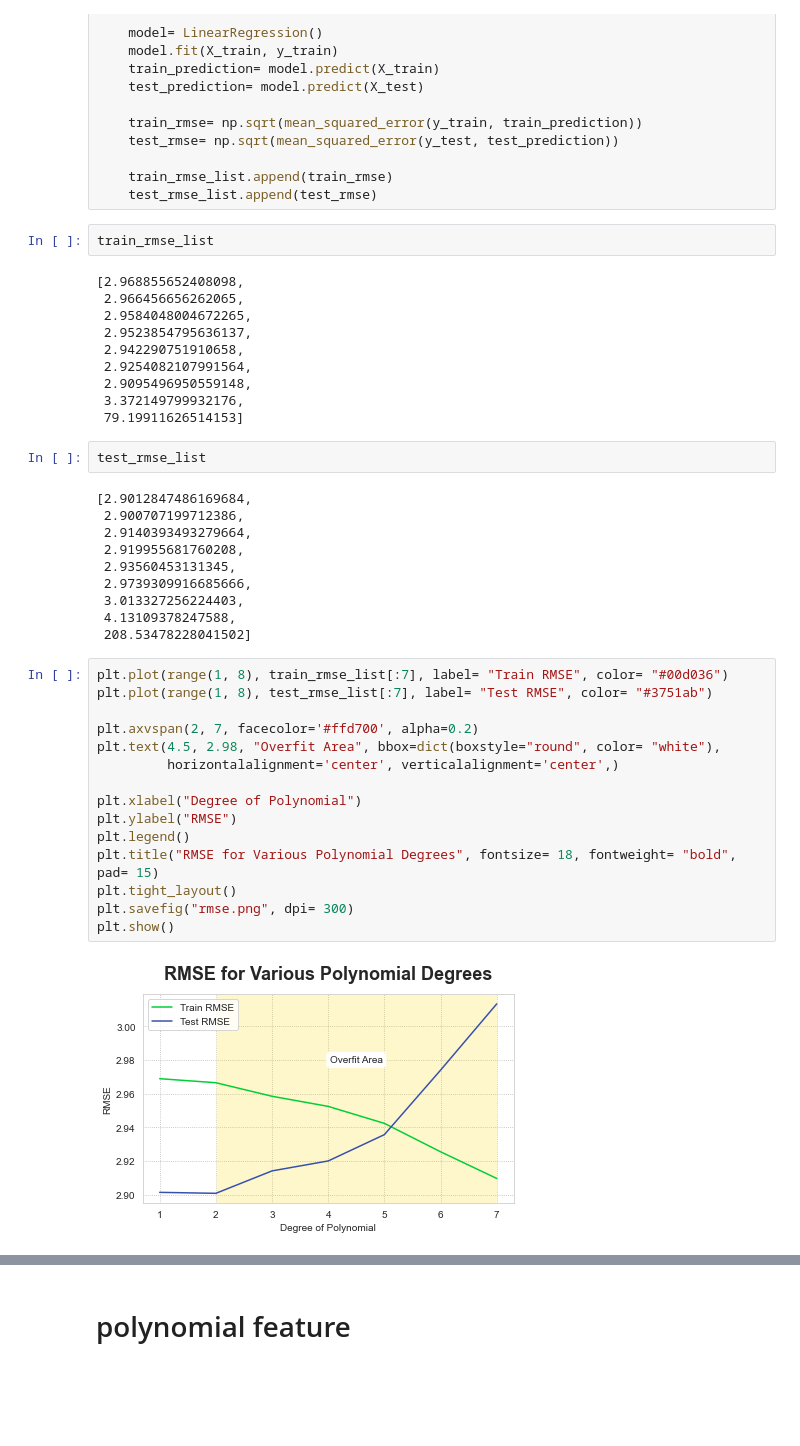
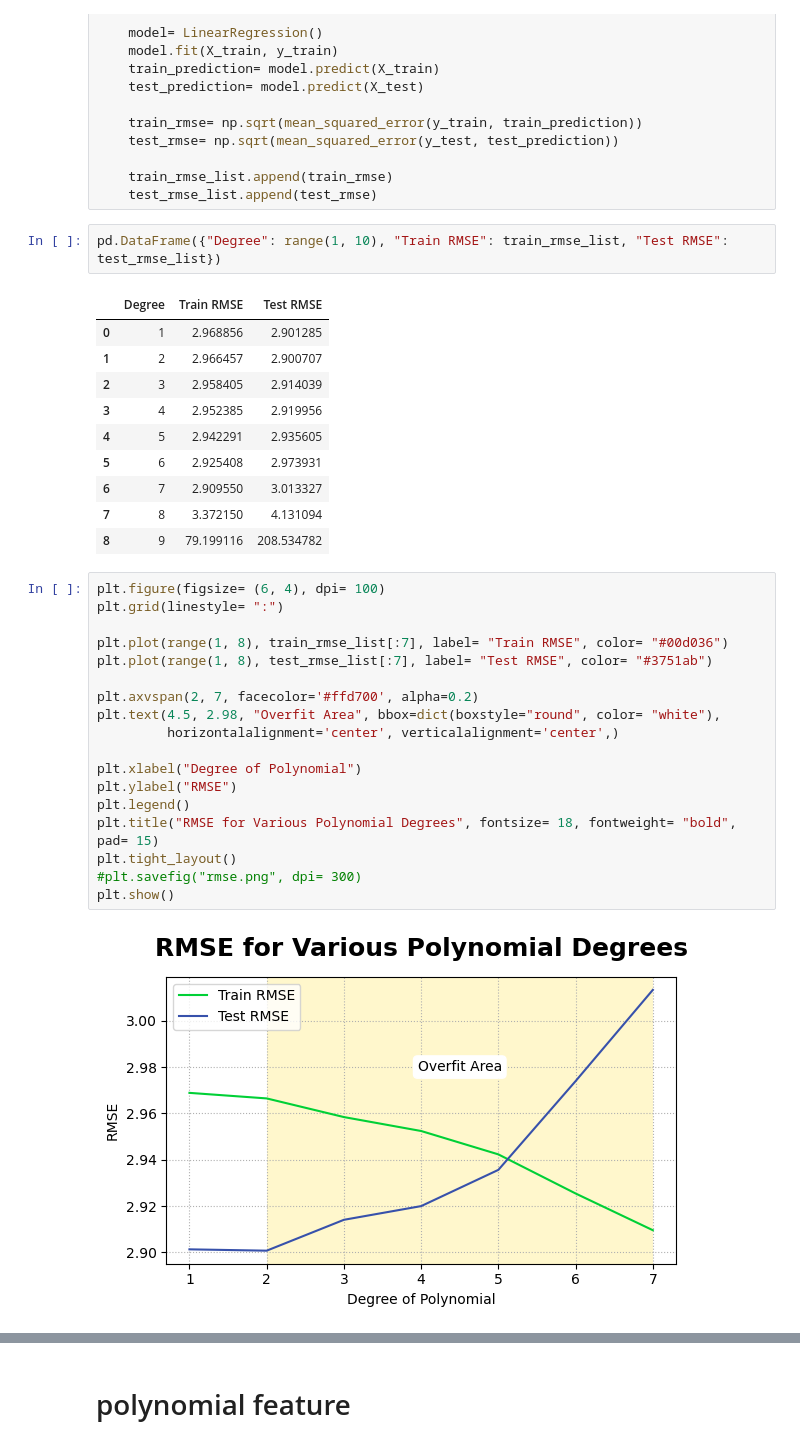
Before and after one commit to anjelitodevan/portfolio_projects, a Jupyter notebook: sales_regression.ipynb, the cells around one changed output, grey strips where cells are left out. Saved outputs shown, nothing was run; the diff lists cells and outputs as text; blank space fills up the shorter version.

```diff
--- a/sales_regression.ipynb
+++ b/sales_regression.ipynb
@@ -90,43 +92,35 @@ for d in range(1, 10):
     train_rmse_list.append(train_rmse)
     test_rmse_list.append(test_rmse)
 # %%
-train_rmse_list
+pd.DataFrame({"Degree": range(1, 10), "Train RMSE": train_rmse_list, "Test RMSE": test_rmse_list})
 # %% [output]
-[2.968855652408098,
- 2.966456656262065,
- 2.9584048004672265,
- 2.9523854795636137,
- 2.942290751910658,
- 2.9254082107991564,
- 2.9095496950559148,
- 3.372149799932176,
- 79.19911626514153]
+|  | Degree | Train RMSE | Test RMSE |
+| 0 | 1 | 2.968856 | 2.901285 |
+| 1 | 2 | 2.966457 | 2.900707 |
+| 2 | 3 | 2.958405 | 2.914039 |
+| 3 | 4 | 2.952385 | 2.919956 |
+| 4 | 5 | 2.942291 | 2.935605 |
+| 5 | 6 | 2.925408 | 2.973931 |
+| 6 | 7 | 2.909550 | 3.013327 |
+| 7 | 8 | 3.372150 | 4.131094 |
+| 8 | 9 | 79.199116 | 208.534782 |
-# %%
-test_rmse_list
-# %% [output]
-[2.9012847486169684,
- 2.900707199712386,
- 2.9140393493279664,
- 2.919955681760208,
- 2.93560453131345,
- 2.9739309916685666,
- 3.013327256224403,
- 4.13109378247588,
- 208.53478228041502]
 # %%
+plt.figure(figsize= (6, 4), dpi= 100)
+plt.grid(linestyle= ":")
+
 plt.plot(range(1, 8), train_rmse_list[:7], label= "Train RMSE", color= "#00d036")
 plt.plot(range(1, 8), test_rmse_list[:7], label= "Test RMSE", color= "#3751ab")
 
 plt.axvspan(2, 7, facecolor='#ffd700', alpha=0.2)
 plt.text(4.5, 2.98, "Overfit Area", bbox=dict(boxstyle="round", color= "white"),
          horizontalalignment='center', verticalalignment='center',)
 
 plt.xlabel("Degree of Polynomial")
 plt.ylabel("RMSE")
 plt.legend()
 plt.title("RMSE for Various Polynomial Degrees", fontsize= 18, fontweight= "bold", pad= 15)
 plt.tight_layout()
-plt.savefig("rmse.png", dpi= 300)
+#plt.savefig("rmse.png", dpi= 300)
 plt.show()
 # %% [output]
-[figure, old version]
+[figure, new version]
```
Also changed, not shown: parts of 6 cells of this notebook.
